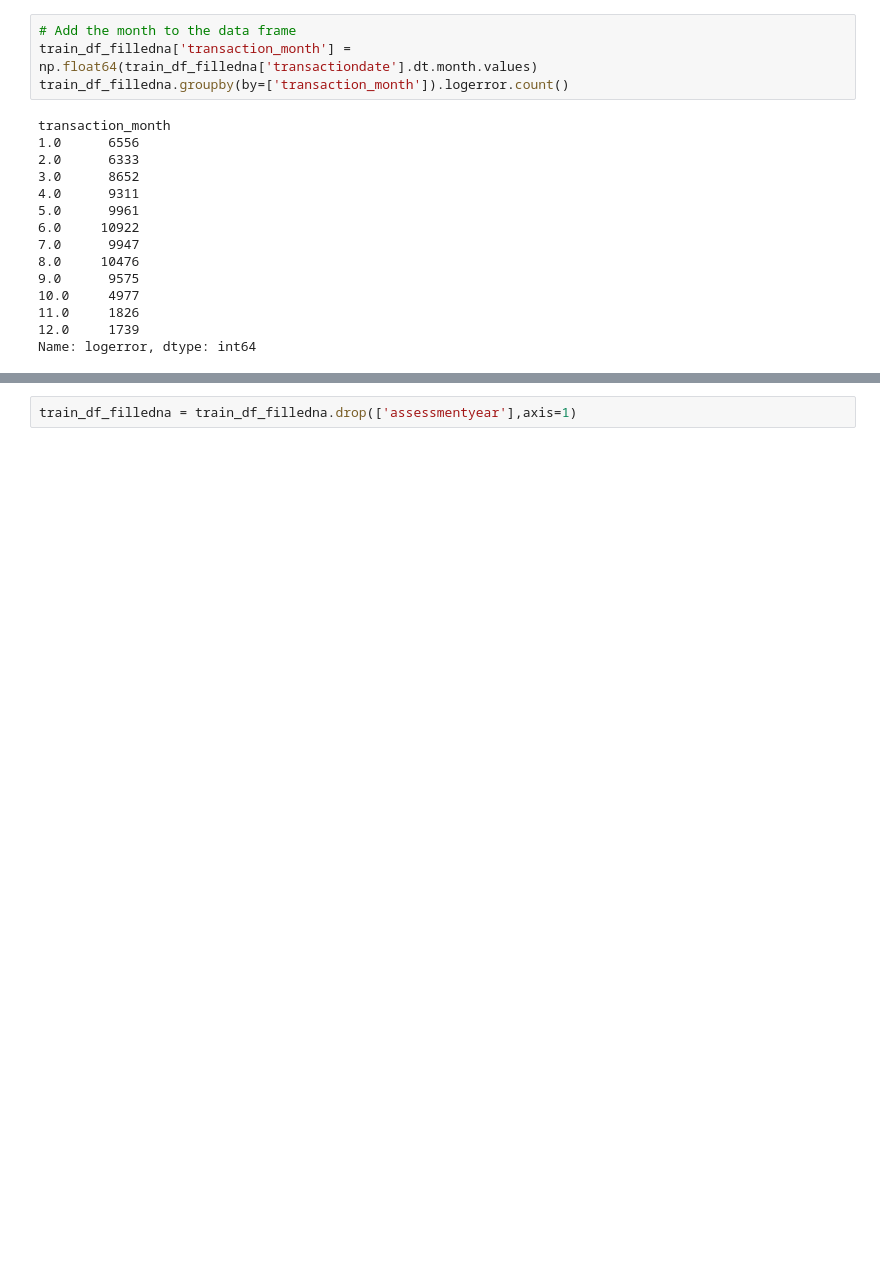
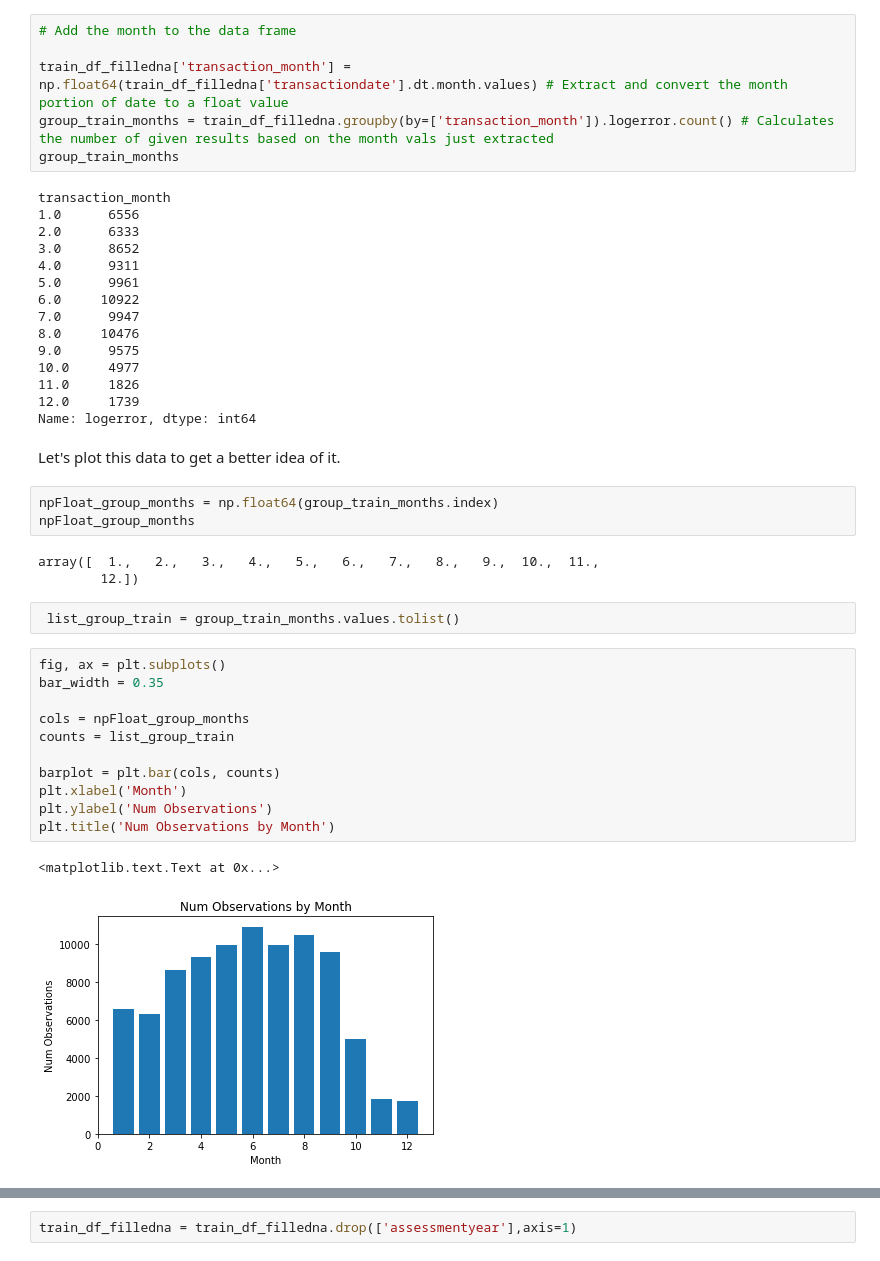
Before and after one commit to malctaylor15/Zillow_Kaggle, a Jupyter notebook: Analysis - Linear Regression.ipynb, the cells around one changed output, grey strips where cells are left out. Cells and saved outputs as stored; diff of their text form; blank space fills up the shorter version.

Commit message:
Data Cleaning & Commenting
Malcolm and I worked on the data cleaning aspects and added comments for clarity in the beginning section of the notebook.

```diff
--- a/Analysis - Linear Regression.ipynb
+++ b/Analysis - Linear Regression.ipynb
@@ -119,7 +113,9 @@ parcelid
 # %%
 # Add the month to the data frame
-train_df_filledna['transaction_month'] = np.float64(train_df_filledna['transactiondate'].dt.month.values)
-train_df_filledna.groupby(by=['transaction_month']).logerror.count()
+
+train_df_filledna['transaction_month'] = np.float64(train_df_filledna['transactiondate'].dt.month.values) # Extract and convert the month portion of date to a float value
+group_train_months = train_df_filledna.groupby(by=['transaction_month']).logerror.count() # Calculates the number of given results based on the month vals just extracted
+group_train_months
 # %% [output]
 transaction_month
 1.0      6556
@@ -135,3 +131,27 @@ transaction_month
 11.0     1826
 12.0     1739
 Name: logerror, dtype: int64
+# %% [markdown]
+Let's plot this data to get a better idea of it.
+# %%
+npFloat_group_months = np.float64(group_train_months.index)
+npFloat_group_months
+# %% [output]
+array([  1.,   2.,   3.,   4.,   5.,   6.,   7.,   8.,   9.,  10.,  11.,
+        12.])
+# %%
+ list_group_train = group_train_months.values.tolist()
+# %%
+fig, ax = plt.subplots()
+bar_width = 0.35
+
+cols = npFloat_group_months
+counts = list_group_train
+
+barplot = plt.bar(cols, counts)
+plt.xlabel('Month')
+plt.ylabel('Num Observations')
+plt.title('Num Observations by Month')
+# %% [output]
+<matplotlib.text.Text at 0x...>
+[figure, added]
```
Also changed, not shown: parts of 48 cells of this notebook.
